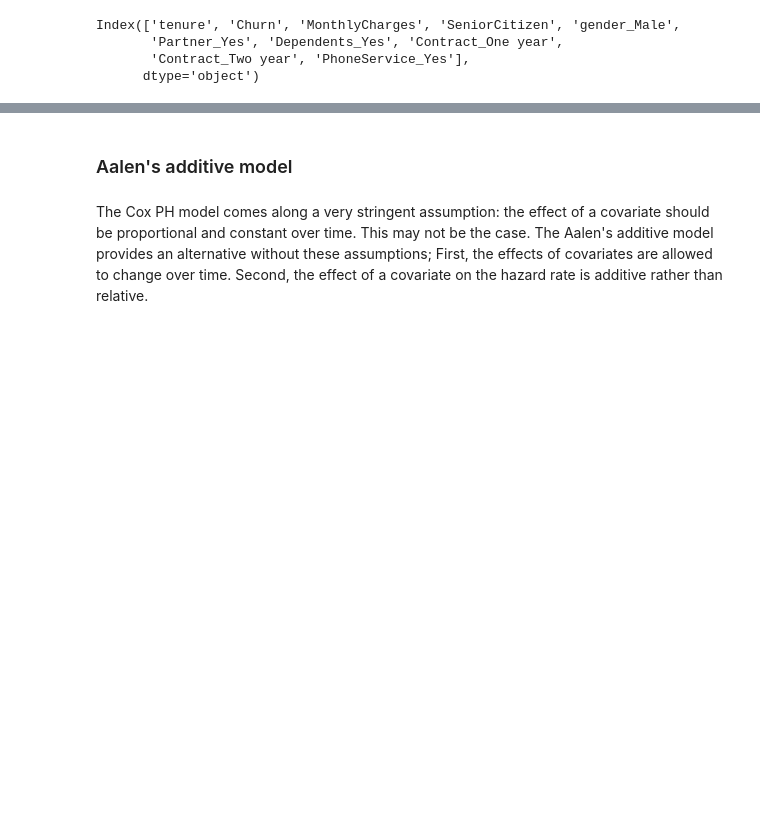
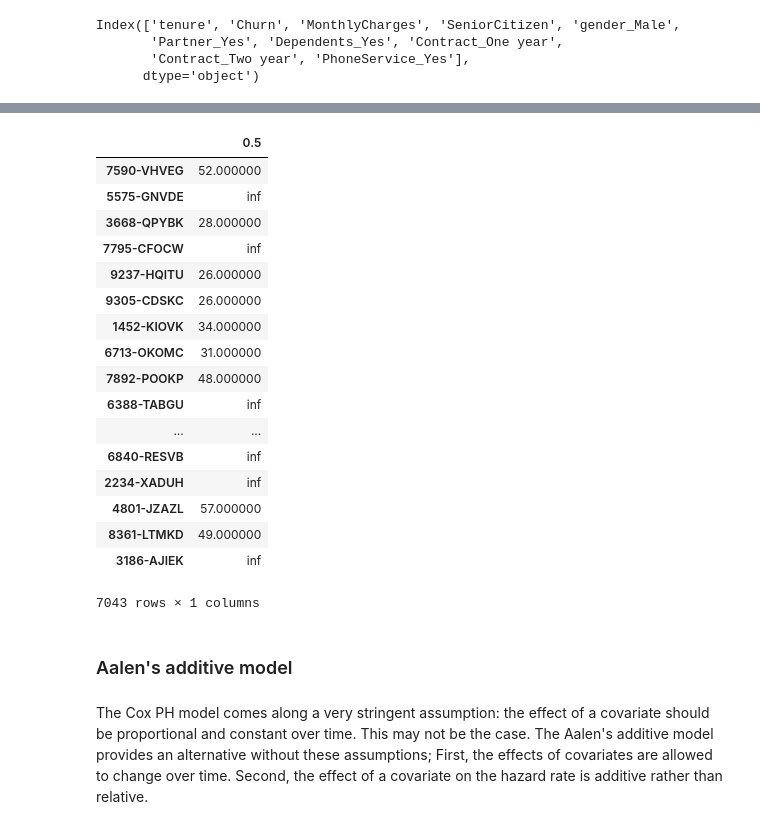
Before and after one commit to RobrechtVandendriessche/Survival, a Jupyter notebook: code/survival-regression.ipynb, the cells around one changed output, grey strips where cells are left out. Drawn from its saved outputs; the diff is of its cells as text; code cells hidden in the pictures; blank space fills up the shorter version.

```diff
--- a/code/survival-regression.ipynb
+++ b/code/survival-regression.ipynb
@@ -351,5 +291,7 @@ Index(['gender', 'SeniorCitizen', 'Partner', 'Dependents', 'tenure',
 # %%
 to_select = ['tenure', 'Churn', 'gender', 'Partner', 'Dependents', 'Contract', 'PhoneService', 'MonthlyCharges', 'SeniorCitizen']
+churn.drop('TotalCharges', axis=1, inplace=True)
+#churn_dumvars = pd.get_dummies(churn, drop_first=True)
 churn_dumvars = pd.get_dummies(churn[to_select], drop_first=True)
 print(churn_dumvars.columns)
 # %% [output]
@@ -369,6 +325,25 @@ cph.fit(churn_dumvars, 'tenure', 'Churn')
 # %%
-cph.predict_survival_function(X, times=[5., 25., 50.])
-cph.predict_median(X)
+#cph.predict_survival_function(X=churn_dumvars, times=[5., 25., 50.])
+cph.predict_median(churn_dumvars)
+# %% [output]
+|  | 0.5 |
+| 7590-VHVEG | 52.000000 |
+| 5575-GNVDE | inf |
+| 3668-QPYBK | 28.000000 |
+| 7795-CFOCW | inf |
+| 9237-HQITU | 26.000000 |
+| 9305-CDSKC | 26.000000 |
+| 1452-KIOVK | 34.000000 |
+| 6713-OKOMC | 31.000000 |
+| 7892-POOKP | 48.000000 |
+| 6388-TABGU | inf |
+| ... | ... |
+| 6840-RESVB | inf |
+| 2234-XADUH | inf |
+| 4801-JZAZL | 57.000000 |
+| 8361-LTMKD | 49.000000 |
+| 3186-AJIEK | inf |
+7043 rows × 1 columns
 # %% [markdown]
 ### Aalen's additive model
 # %% [markdown]
```
Also changed, not shown: parts of 6 cells of this notebook, 1 other file.
